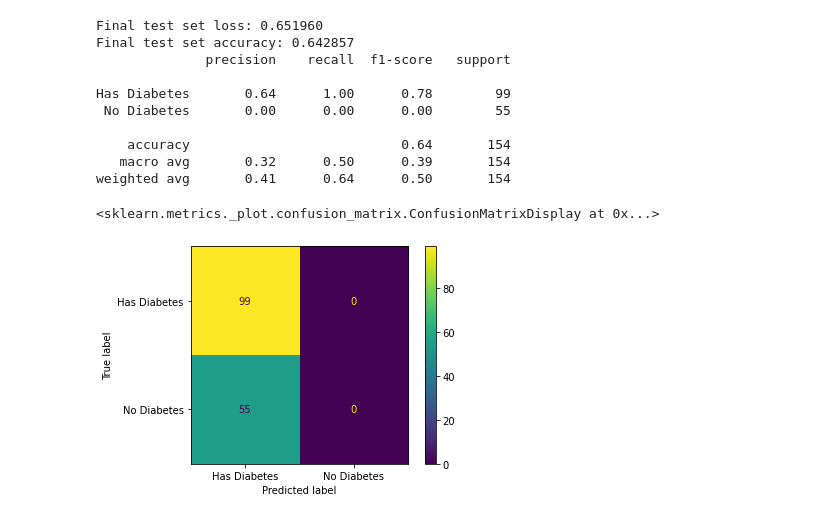
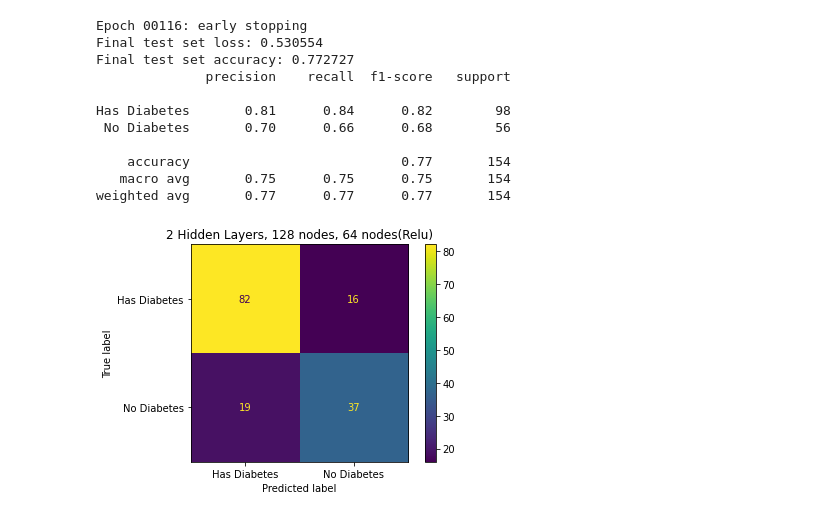
Before and after one commit to lance-gomes/ECE457B, a Jupyter notebook: A2/q1.ipynb, the cells around one changed output. Saved outputs shown, nothing was run; the diff lists cells and outputs as text; code cells hidden in the pictures.

```diff
--- a/A2/q1.ipynb
+++ b/A2/q1.ipynb
@@ -113,14 +144,24 @@ weighted avg       0.76      0.77      0.76       154
 # %%
-# 1 Hidden Layer, 1 nodes, 2 nodes in output layer
 mlp = keras.models.Sequential()
 
-mlp.add(Dense(3, activation="sigmoid", input_shape=(8,)))
-mlp.add(Dense(3, activation='relu', name='hidden1'))
+mlp.add(Dense(8, activation="sigmoid", input_shape=(8,)))
+mlp.add(Dense(8, activation='relu', name='hidden1'))
 mlp.add(Dense(2, activation='softmax', name='output'))
 
 optimizer = Adam(lr=0.001)
 mlp.compile(optimizer, loss='categorical_crossentropy', metrics=['accuracy'])
-mlp.fit(x_train, y_train_enc, verbose=0, batch_size=5, epochs=100)
+callbacks = [
+    keras.callbacks.EarlyStopping(
+        # Stop training when `val_loss` is no longer improving
+        monitor="val_loss",
+        # "no longer improving" being defined as "no better than 1e-2 less"
+        min_delta=0.0001,
+        # "no longer improving" being further defined as "for at least 2 epochs"
+        patience=50,
+        verbose=1,
+    )
+]
+mlp.fit(x_train, y_train_enc, verbose=0, batch_size=5, epochs=500, validation_split=0.2, callbacks=callbacks)
 results = mlp.evaluate(x_test, y_test_enc, verbose=0)
 
 print('Final test set loss: {:4f}'.format(results[0]))
@@ -132,4 +173,6 @@ print(classification_report(y_test, class_results, target_names=class_names))
 
 disp1 = ConfusionMatrixDisplay(confusion_matrix=confusion_matrix_vals, display_labels=class_names)
 disp1.plot()
+plt.title("2 Hidden Layers, 8 nodes, 8 nodes(Relu)")
+plt.show()
 # %% [output]
@@ -148,36 +330,48 @@ weighted avg       0.79      0.79      0.79       154
 # %%
-# 1 Hidden Layer, 1 nodes, 2 nodes in output layer
 mlp = keras.models.Sequential()
 
-mlp.add(Dense(10, activation="sigmoid", input_shape=(8,)))
-mlp.add(Dense(3, activation='relu', name='hidden1'))
+mlp.add(Dense(128, activation="sigmoid", input_shape=(8,)))
+mlp.add(Dense(64, activation='relu', name='hidden1'))
 mlp.add(Dense(2, activation='softmax', name='output'))
 
 optimizer = Adam(lr=0.001)
 mlp.compile(optimizer, loss='categorical_crossentropy', metrics=['accuracy'])
-mlp.fit(x_train, y_train_enc, verbose=0, batch_size=5, epochs=100)
+callbacks = [
+    keras.callbacks.EarlyStopping(
+        # Stop training when `val_loss` is no longer improving
+        monitor="val_loss",
+        # "no longer improving" being defined as "no better than 1e-2 less"
+        min_delta=0.0001,
+        # "no longer improving" being further defined as "for at least 2 epochs"
+        patience=50,
+        verbose=1,
+    )
+]
+mlp.fit(x_train, y_train_enc, verbose=0, batch_size=5, epochs=500, validation_split=0.2, callbacks=callbacks)
 results = mlp.evaluate(x_test, y_test_enc, verbose=0)
 
 print('Final test set loss: {:4f}'.format(results[0]))
 print('Final test set accuracy: {:4f}'.format(results[1]))
 
 class_results = mlp.predict_classes(x_test)
 confusion_matrix_vals = confusion_matrix(y_test, class_results)
 print(classification_report(y_test, class_results, target_names=class_names))
 
 disp1 = ConfusionMatrixDisplay(confusion_matrix=confusion_matrix_vals, display_labels=class_names)
 disp1.plot()
+plt.title("2 Hidden Layers, 128 nodes, 64 nodes(Relu)")
+plt.show()
 # %% [output]
-Final test set loss: 0.651960
-Final test set accuracy: 0.642857
+Epoch 00116: early stopping
+Final test set loss: 0.530554
+Final test set accuracy: 0.772727
               precision    recall  f1-score   support
 
-Has Diabetes       0.64      1.00      0.78        99
- No Diabetes       0.00      0.00      0.00        55
+Has Diabetes       0.81      0.84      0.82        98
+ No Diabetes       0.70      0.66      0.68        56
 
-    accuracy                           0.64       154
-   macro avg       0.32      0.50      0.39       154
-weighted avg       0.41      0.64      0.50       154
+    accuracy                           0.77       154
+   macro avg       0.75      0.75      0.75       154
+weighted avg       0.77      0.77      0.77       154
-<sklearn.metrics._plot.confusion_matrix.ConfusionMatrixDisplay at 0x...>
-[figure, old version]
+[figure, new version]
 # %%
```
Also changed, not shown: parts of 24 cells of this notebook.
